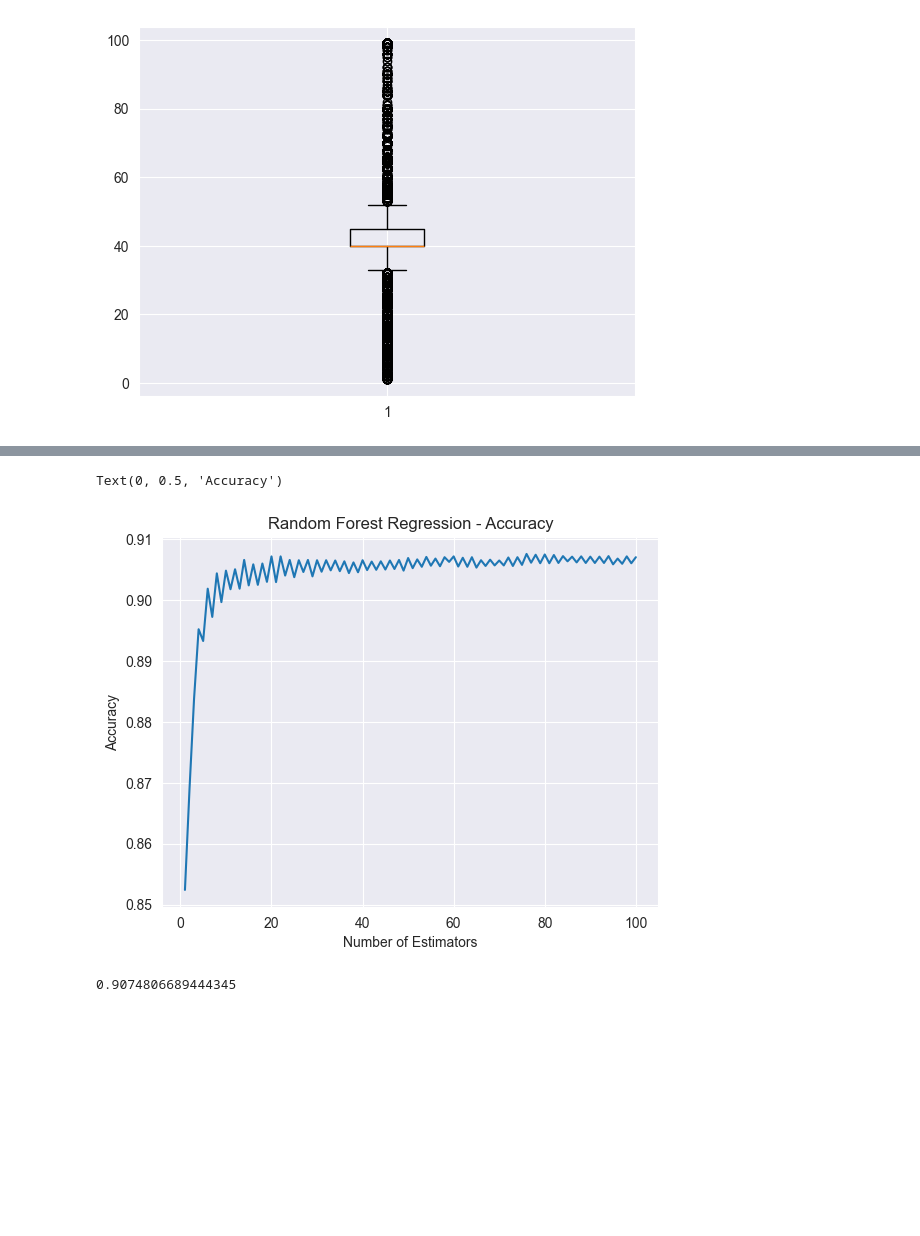
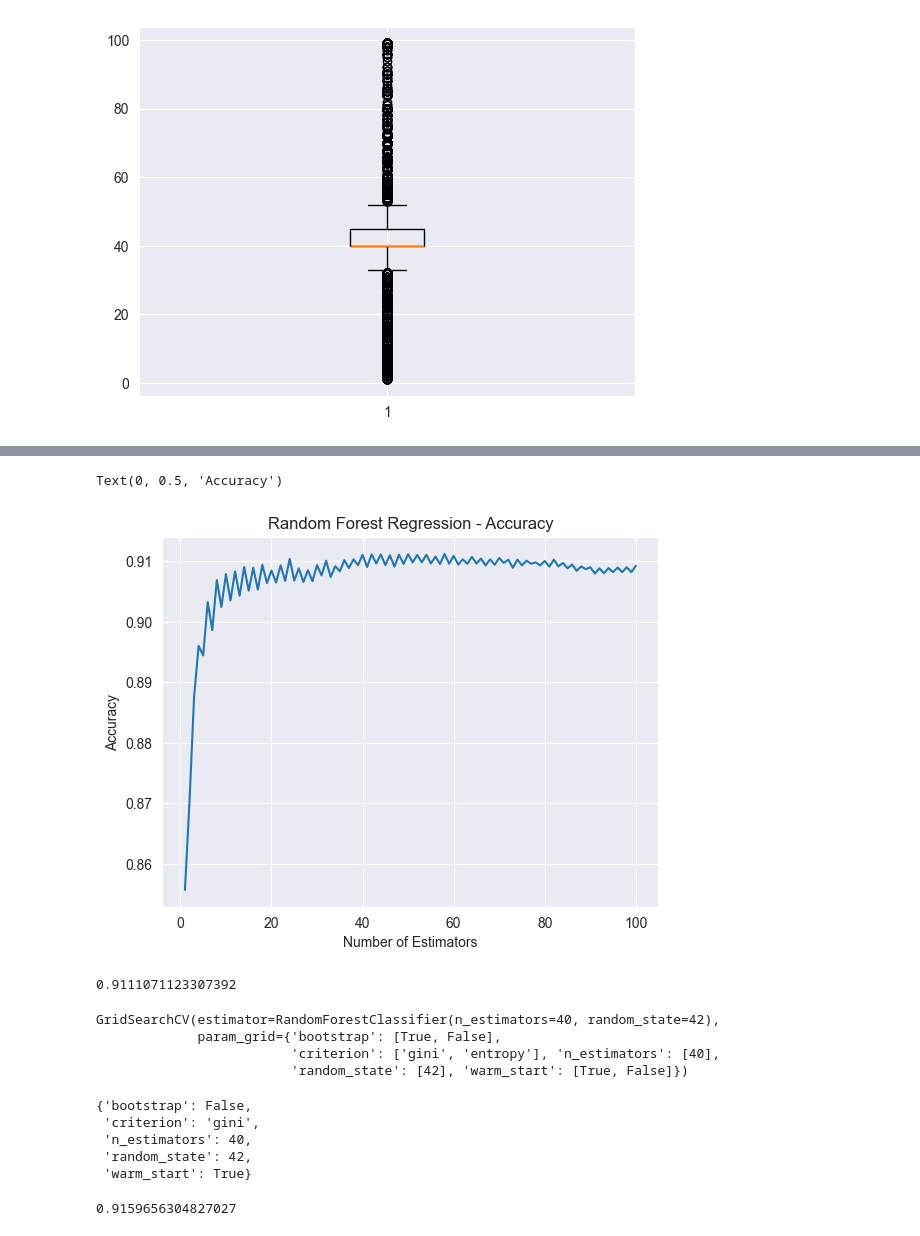
Before and after one commit to RumethSandinu/adult_income_analysis, a Jupyter notebook: adult_income_analysis.ipynb, the cells around one changed output, grey strips where cells are left out. Drawn from its saved outputs; the diff is of its cells as text; code cells hidden in the pictures; blank space fills up the shorter version.

Commit message:
used GridSearchCV

```diff
--- a/adult_income_analysis.ipynb
+++ b/adult_income_analysis.ipynb
@@ -578,4 +567,6 @@ from sklearn.naive_bayes import GaussianNB
 # %%
-model = GaussianNB()
-model.fit(x_train,y_train)
+gaussian_model = GaussianNB()
+gaussian_model.fit(x_train,y_train)
+pred = gaussian_model.predict(x_test)
+accuracy_score(y_test,pred)
 # %% [output]
@@ -608,0 +576,5 @@ accuracy_score(y_test,pred)
+# %%
+bernouli_model = BernoulliNB()
+bernouli_model.fit(x_train,y_train)
+pred = bernouli_model.predict(x_test)
+accuracy_score(y_test,pred)
@@ -608,0 +585,8 @@ accuracy_score(y_test,pred)
+# %%
+param_grid = {
+    'priors': [None, [0.1, 0.9], [0.2, 0.8], [0.3, 0.7], [0.4, 0.6], [0.5, 0.5], [0.6, 0.4], [0.7, 0.3], [0.8, 0.2], [0.9, 0.1]],
+    'var_smoothing': [1e-9, 1e-8, 1e-7, 1e-6, 1e-5, 1e-4, 1e-3, 1e-2, 1e-1, 1, 10]
+}
+# %%
+grid_search_gaussian = GridSearchCV(estimator = gaussian_model,param_grid = param_grid)
+grid_search_gaussian.fit(x_train,y_train)
@@ -611,26 +646,26 @@ from sklearn.ensemble import RandomForestClassifier
 # %%
 test_acc_list = []
 
 for i in range(1, 101):
-    model = RandomForestClassifier(n_estimators=i, random_state=42)
-    model.fit(x_train, y_train)
+    rf_model = RandomForestClassifier(n_estimators=i, random_state=42)
+    rf_model.fit(x_train, y_train)
 
-    # Testing set
-    test_pred = model.predict(x_test)
+    # testing set
+    test_pred = rf_model.predict(x_test)
     test_acc = accuracy_score(y_test, test_pred)
     test_acc_list.append(test_acc)
 
 plt.plot(range(1, 101), test_acc_list)
 plt.title('Random Forest Regression - Accuracy')
 plt.xlabel('Number of Estimators')
 plt.ylabel('Accuracy')
 # %% [output]
 Text(0, 0.5, 'Accuracy')
-[figure, old version]
+[figure, new version]
 # %%
-model = RandomForestClassifier(n_estimators=80, random_state=42)
-model.fit(x_train, y_train)
-test_pred = model.predict(x_test)
+rf_model = RandomForestClassifier(n_estimators=40, random_state=42)
+rf_model.fit(x_train, y_train)
+test_pred = rf_model.predict(x_test)
 accuracy_score(y_test, test_pred)
 # %% [output]
-0.9074806689444345
+0.9111071123307392
@@ -636,0 +680,20 @@ accuracy_score(y_test, test_pred)
+# %%
+grid_search_rf = GridSearchCV(estimator = rf_model,param_grid = param_grid)
+grid_search_rf.fit(x_train,y_train)
+# %% [output]
+GridSearchCV(estimator=RandomForestClassifier(n_estimators=40, random_state=42),
+             param_grid={'bootstrap': [True, False],
+                         'criterion': ['gini', 'entropy'], 'n_estimators': [40],
+                         'random_state': [42], 'warm_start': [True, False]})
+# %%
+grid_search_rf.best_params_
+# %% [output]
+{'bootstrap': False,
+ 'criterion': 'gini',
+ 'n_estimators': 40,
+ 'random_state': 42,
+ 'warm_start': True}
+# %%
+grid_search_rf.score(x_test,y_test)
+# %% [output]
+0.9159656304827027
```
Also changed, not shown: parts of 72 cells of this notebook.
